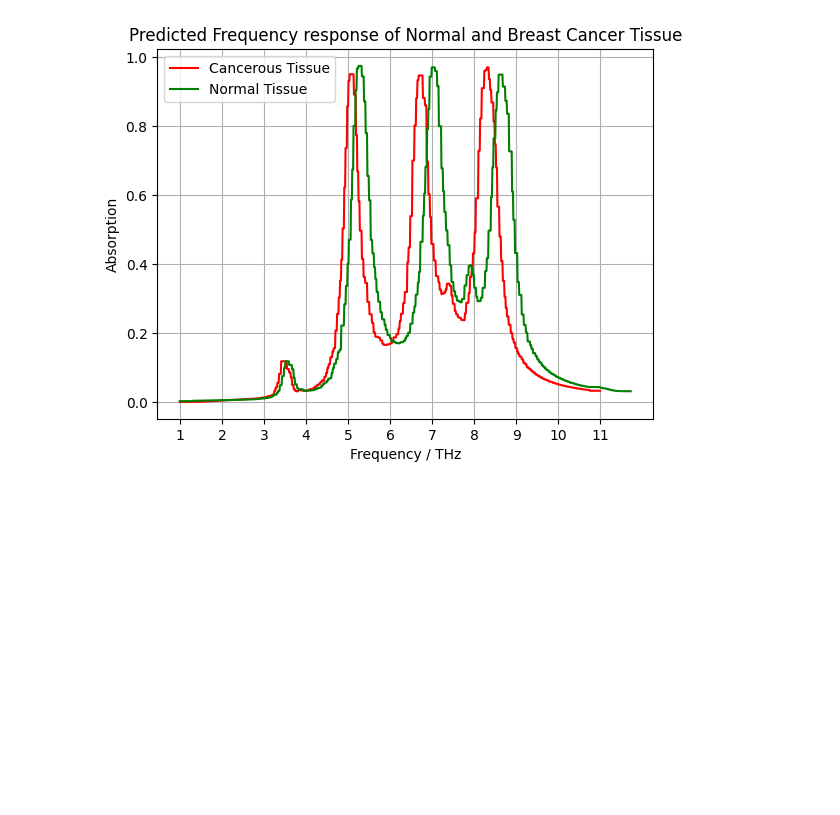
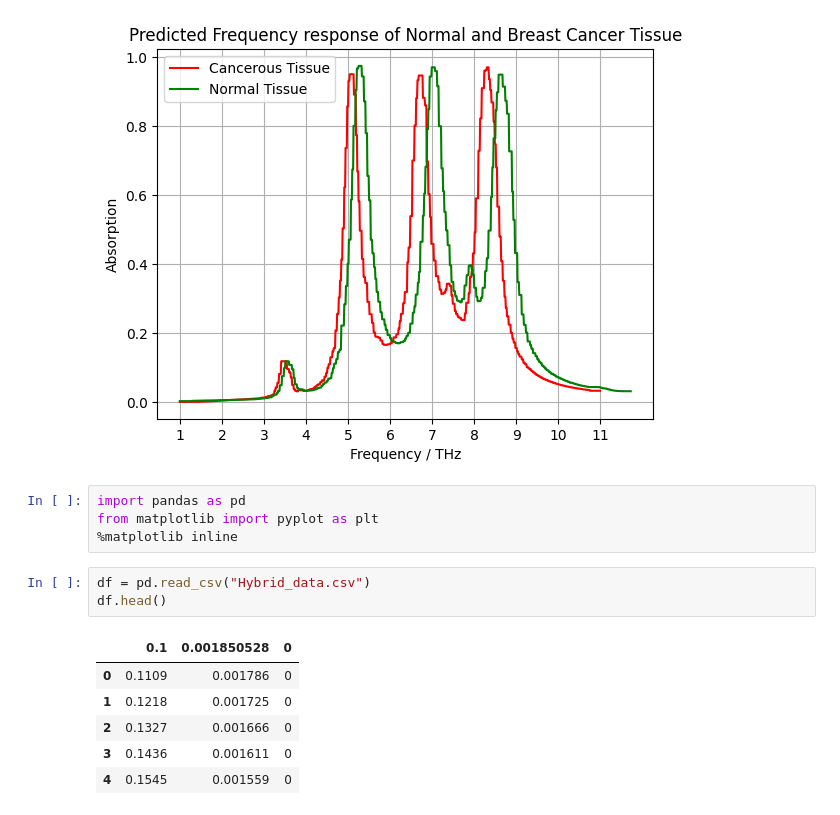
Before and after one commit to sansriti14/terahertz-absorber, a Jupyter notebook: absorber_ann_model.ipynb, the cells around one changed output. Drawn from its saved outputs; the diff is of its cells as text; blank space fills up the shorter version.

```diff
--- a/absorber_ann_model.ipynb
+++ b/absorber_ann_model.ipynb
@@ -570,3 +570,17 @@ def graph(comparison):
 graph(comparison = predicted_normal)
 # %% [output]
 [figure]
+# %%
+import pandas as pd
+from matplotlib import pyplot as plt
+%matplotlib inline
+# %%
+df = pd.read_csv("Hybrid_data.csv")
+df.head()
+# %% [output]
+|  | 0.1 | 0.001850528 | 0 |
+| 0 | 0.1109 | 0.001786 | 0 |
+| 1 | 0.1218 | 0.001725 | 0 |
+| 2 | 0.1327 | 0.001666 | 0 |
+| 3 | 0.1436 | 0.001611 | 0 |
+| 4 | 0.1545 | 0.001559 | 0 |
```
Also changed, not shown: parts of 29 cells of this notebook.
